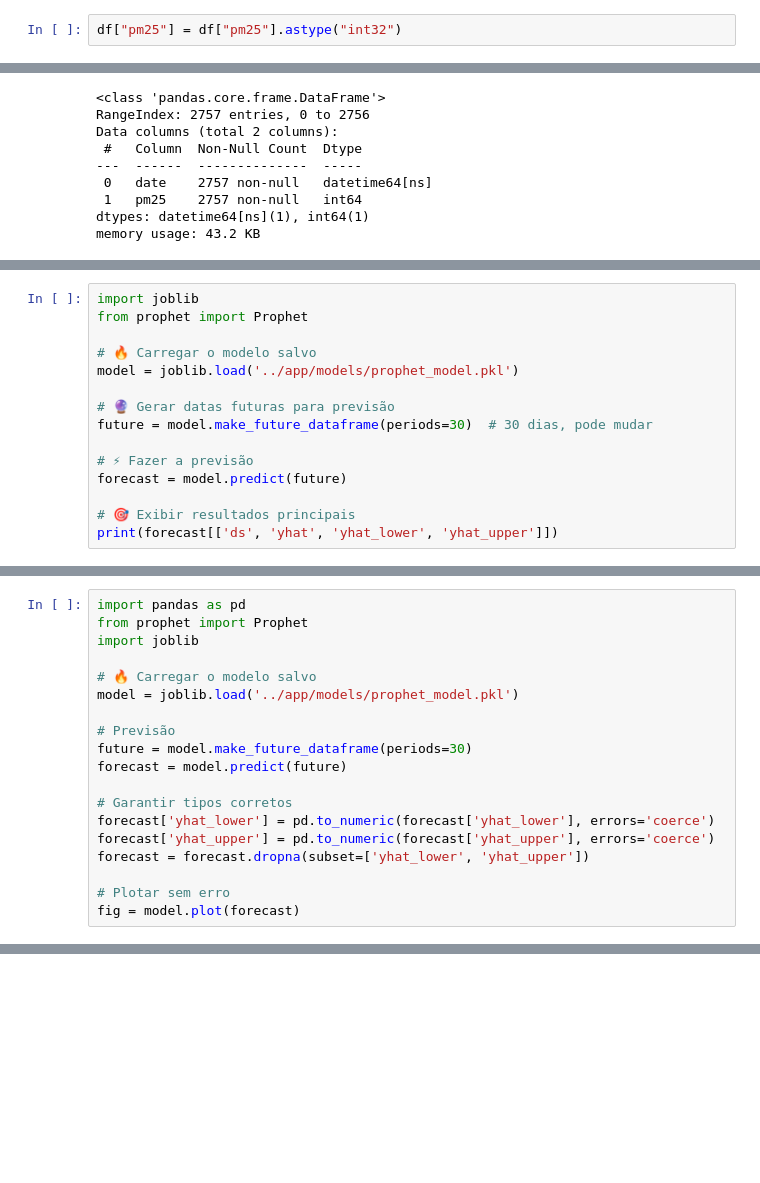
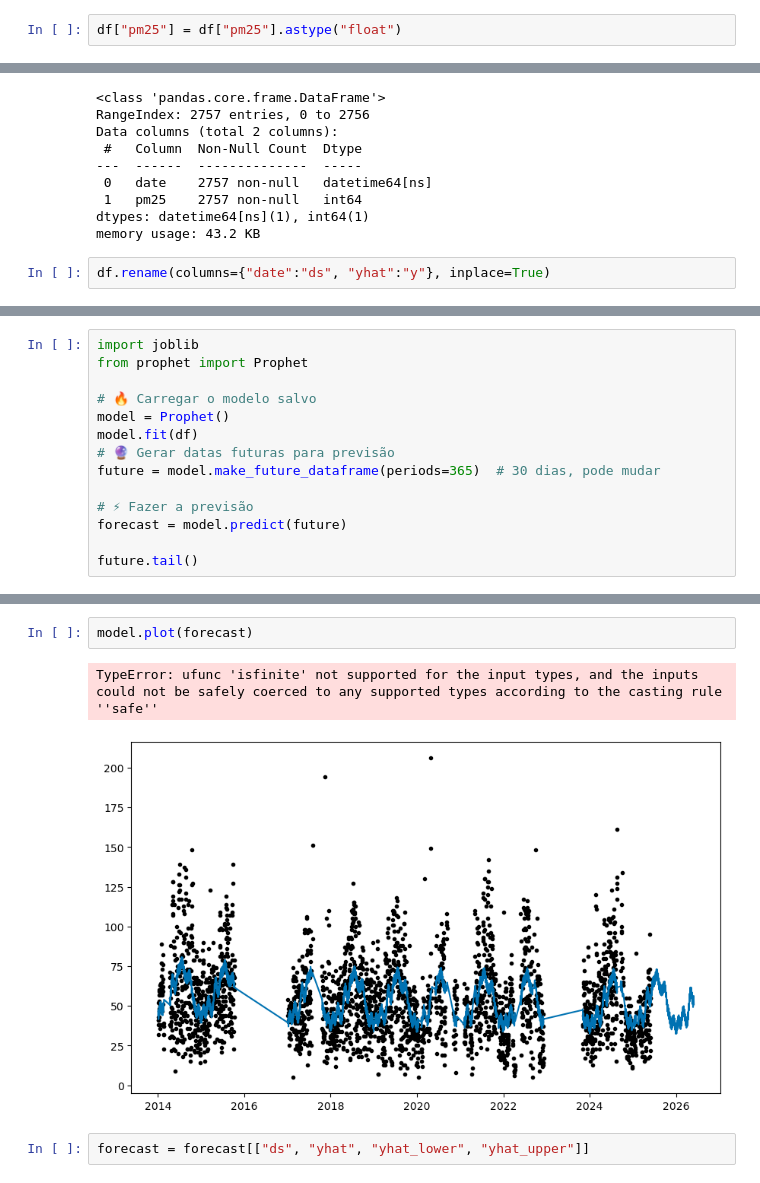
Before and after one commit to RogerCabralSilva/Site_Previsao_de_ar_de_Pinheiros, a Jupyter notebook: api/notebooks/analise_arquivo.ipynb, the cells around one changed output, grey strips where cells are left out. Drawn from its saved outputs; the diff is of its cells as text; blank space fills up the shorter version.

```diff
--- a/api/notebooks/analise_arquivo.ipynb
+++ b/api/notebooks/analise_arquivo.ipynb
@@ -47,7 +45,7 @@ df.query(" pm25 == 0")
 # %% [output]
 |  | date | pm25 | pm10 | o3 | no2 | so2 | co |
 # %%
-df["pm25"] = df["pm25"].astype("int32")
+df["pm25"] = df["pm25"].astype("float")
 # %%
 df["date"] = pd.to_datetime(df["date"])
 # %%
@@ -100,3 +109,5 @@ Data columns (total 2 columns):
  1   pm25    2757 non-null   int64
 dtypes: datetime64[ns](1), int64(1)
 memory usage: 43.2 KB
+# %%
+df.rename(columns={"date":"ds", "yhat":"y"}, inplace=True)
@@ -105,14 +126,13 @@ import joblib
 from prophet import Prophet
 
 # 🔥 Carregar o modelo salvo
-model = joblib.load('../app/models/prophet_model.pkl')
-
+model = Prophet()
+model.fit(df)
 # 🔮 Gerar datas futuras para previsão
-future = model.make_future_dataframe(periods=30)  # 30 dias, pode mudar
+future = model.make_future_dataframe(periods=365)  # 30 dias, pode mudar
 
 # ⚡ Fazer a previsão
 forecast = model.predict(future)
 
-# 🎯 Exibir resultados principais
-print(forecast[['ds', 'yhat', 'yhat_lower', 'yhat_upper']])
+future.tail()
 # %% [output]
@@ -133,19 +146,0 @@ print(forecast[['ds', 'yhat', 'yhat_lower', 'yhat_upper']])
-# %%
-import pandas as pd
-from prophet import Prophet
-import joblib
-
-# 🔥 Carregar o modelo salvo
-model = joblib.load('../app/models/prophet_model.pkl')
-
-# Previsão
-future = model.make_future_dataframe(periods=30)
-forecast = model.predict(future)
-
-# Garantir tipos corretos
-forecast['yhat_lower'] = pd.to_numeric(forecast['yhat_lower'], errors='coerce')
-forecast['yhat_upper'] = pd.to_numeric(forecast['yhat_upper'], errors='coerce')
-forecast = forecast.dropna(subset=['yhat_lower', 'yhat_upper'])
-
-# Plotar sem erro
-fig = model.plot(forecast)
@@ -174,0 +158,7 @@ weekly_upper                         float64
+# %%
+model.plot(forecast)
+# %% [output]
+TypeError: ufunc 'isfinite' not supported for the input types, and the inputs could not be safely coerced to any supported types according to the casting rule ''safe''
+[figure, added]
+# %%
+forecast = forecast[["ds", "yhat", "yhat_lower", "yhat_upper"]]
```
Also changed, not shown: parts of 18 cells of this notebook, 18 other files.
